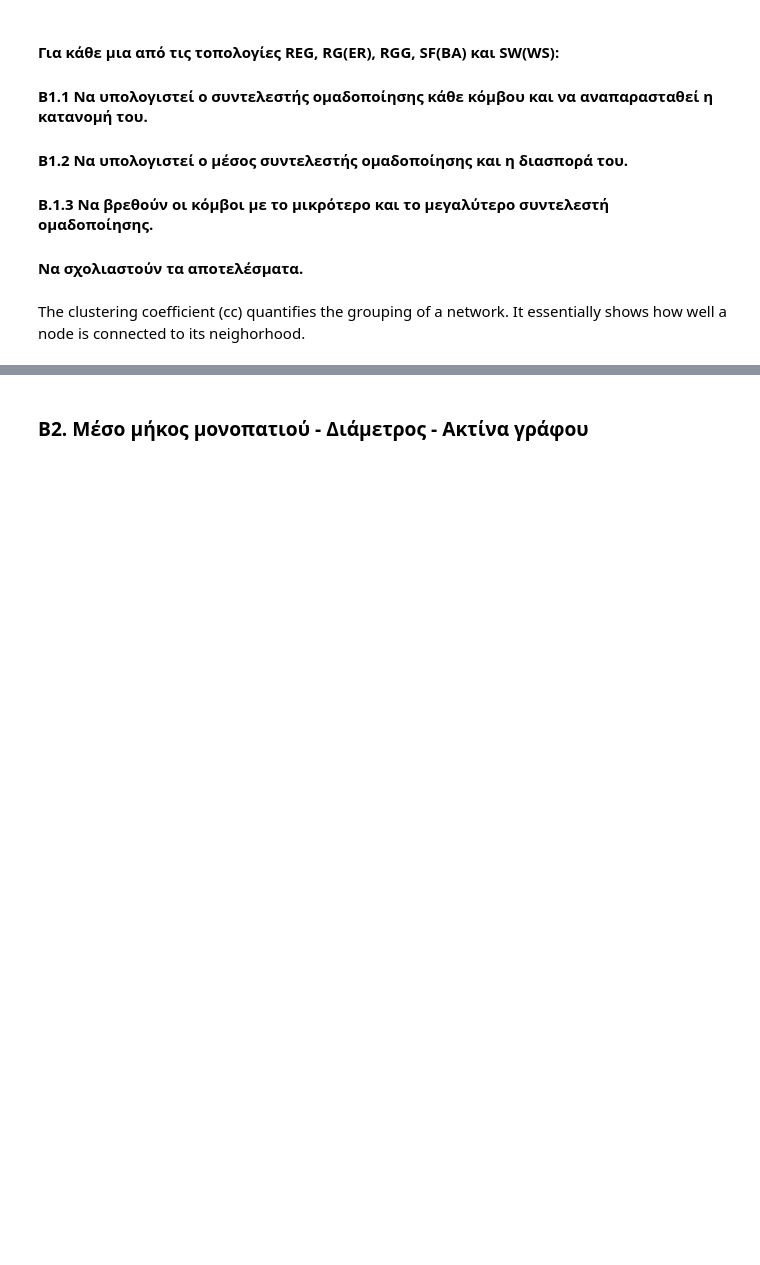
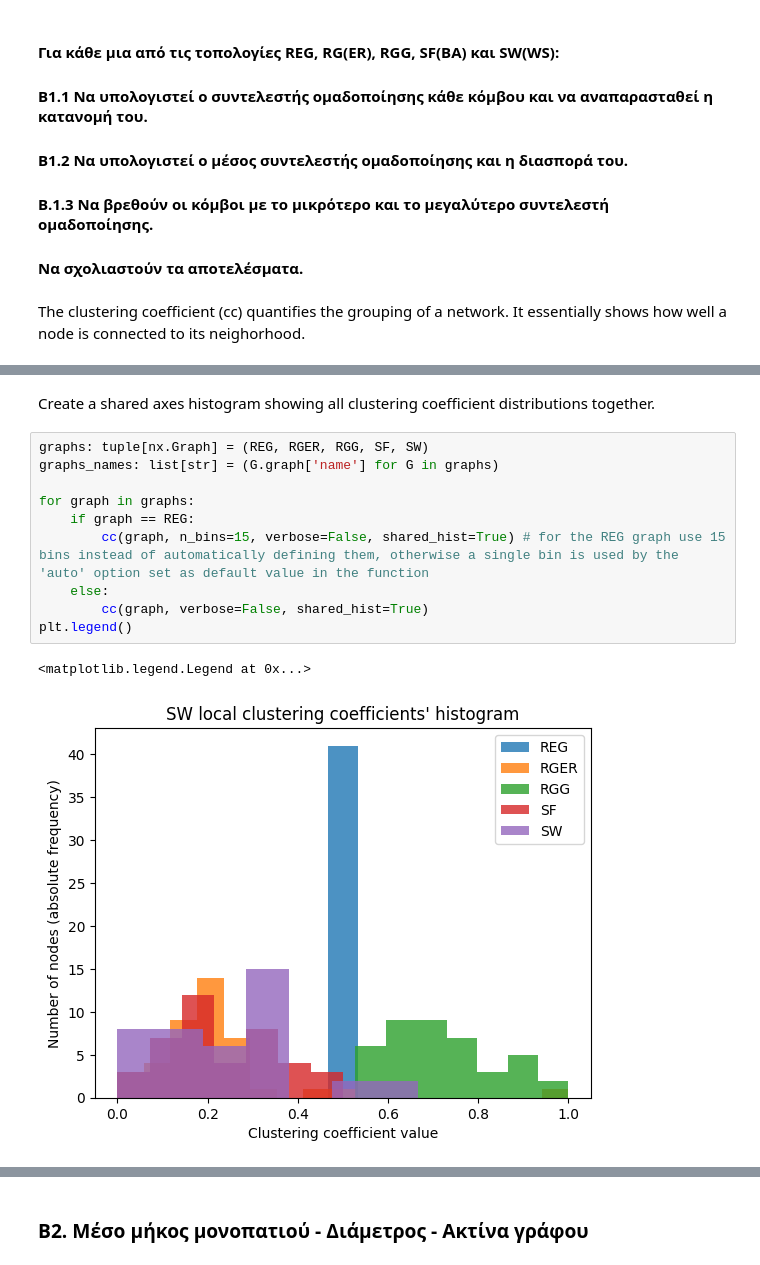
Before and after one commit to billdepo/Social-Networks-Analysis, a Jupyter notebook: lab1/lab1_student_version_Depastas.ipynb, the cells around one changed output, grey strips where cells are left out. Saved outputs shown, nothing was run; the diff lists cells and outputs as text; blank space fills up the shorter version.

```diff
--- a/lab1/lab1_student_version_Depastas.ipynb
+++ b/lab1/lab1_student_version_Depastas.ipynb
@@ -253,0 +316,15 @@ cc(REG)
+# %% [markdown]
+Create a shared axes histogram showing all clustering coefficient distributions together.
+# %%
+graphs: tuple[nx.Graph] = (REG, RGER, RGG, SF, SW)
+graphs_names: list[str] = (G.graph['name'] for G in graphs)
+
+for graph in graphs:
+    if graph == REG:
+        cc(graph, n_bins=15, verbose=False, shared_hist=True) # for the REG graph use 15 bins instead of automatically defining them, otherwise a single bin is used by the 'auto' option set as default value in the function
+    else:
+        cc(graph, verbose=False, shared_hist=True)
+plt.legend()
+# %% [output]
+<matplotlib.legend.Legend at 0x...>
+[figure, added]
```
Also changed, not shown: parts of 24 cells of this notebook.
